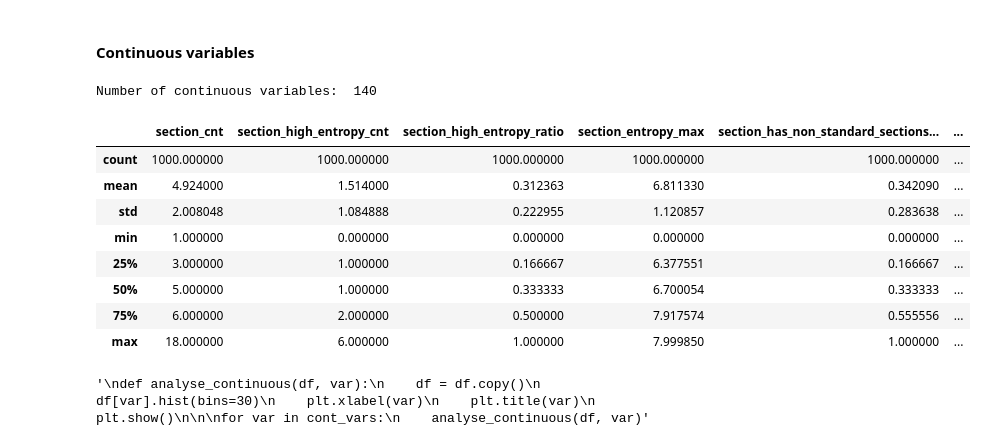
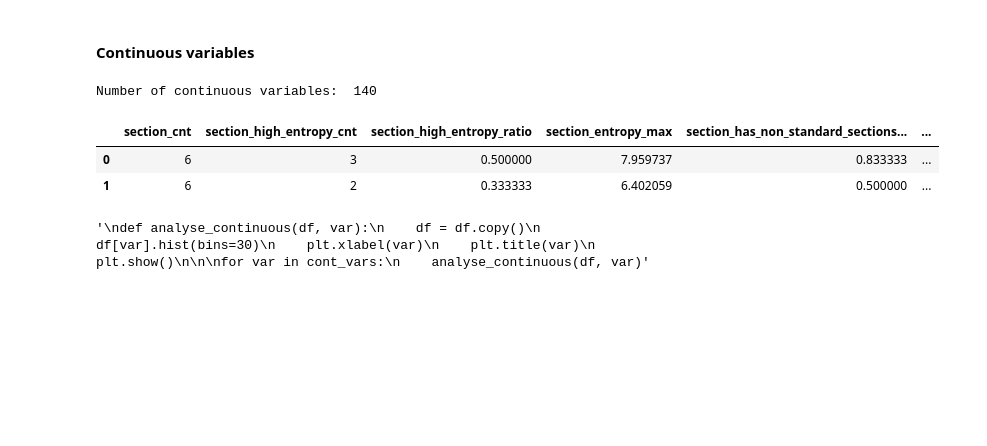
Before and after one commit to patrycjapiechowicz/cybersec, a Jupyter notebook: notebooks/part_1_feature_eingineering.ipynb, the cells around one changed output. Cells and saved outputs as stored; diff of their text form; code cells hidden in the pictures; blank space fills up the shorter version.

```diff
--- a/notebooks/part_1_feature_eingineering.ipynb
+++ b/notebooks/part_1_feature_eingineering.ipynb
@@ -161,17 +155,11 @@ Number of continuous variables:  140
 # %%
 # let's visualise the continuous variables
 
-df[cont_vars].describe()
+df[cont_vars].head(2)
 # %% [output]
 |  | section_cnt | section_high_entropy_cnt | section_high_entropy_ratio | section_entropy_max | section_has_non_standard_sections... | ... |
-| count | 1000.000000 | 1000.000000 | 1000.000000 | 1000.000000 | 1000.000000 | ... |
-| mean | 4.924000 | 1.514000 | 0.312363 | 6.811330 | 0.342090 | ... |
-| std | 2.008048 | 1.084888 | 0.222955 | 1.120857 | 0.283638 | ... |
-| min | 1.000000 | 0.000000 | 0.000000 | 0.000000 | 0.000000 | ... |
-| 25% | 3.000000 | 1.000000 | 0.166667 | 6.377551 | 0.166667 | ... |
-| 50% | 5.000000 | 1.000000 | 0.333333 | 6.700054 | 0.333333 | ... |
-| 75% | 6.000000 | 2.000000 | 0.500000 | 7.917574 | 0.555556 | ... |
-| max | 18.000000 | 6.000000 | 1.000000 | 7.999850 | 1.000000 | ... |
+| 0 | 6 | 3 | 0.500000 | 7.959737 | 0.833333 | ... |
+| 1 | 6 | 2 | 0.333333 | 6.402059 | 0.500000 | ... |
 # %%
 # Let's go ahead and analyse the distributions of these variables
 
```
Also changed, not shown: parts of 35 cells of this notebook.
